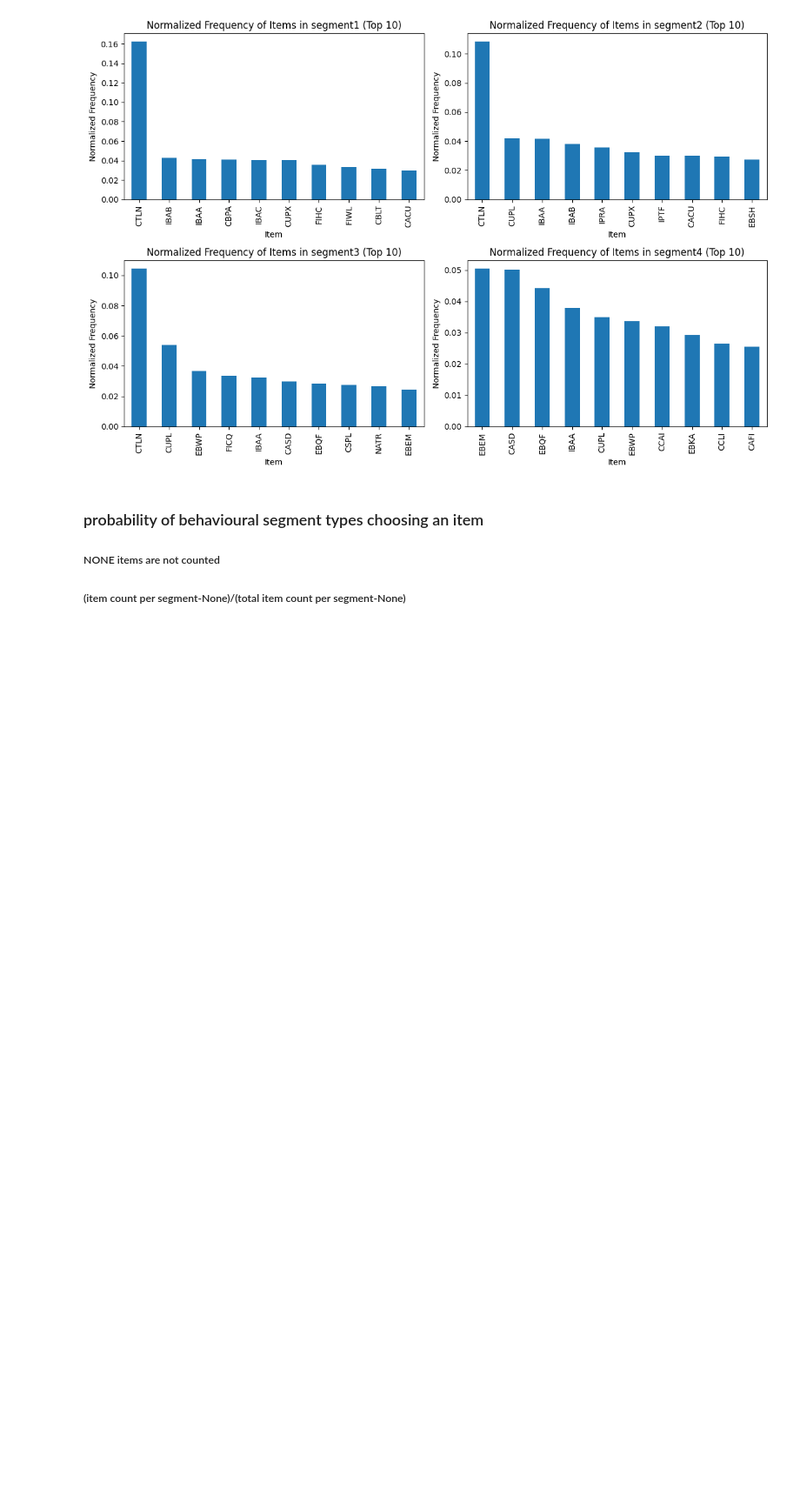
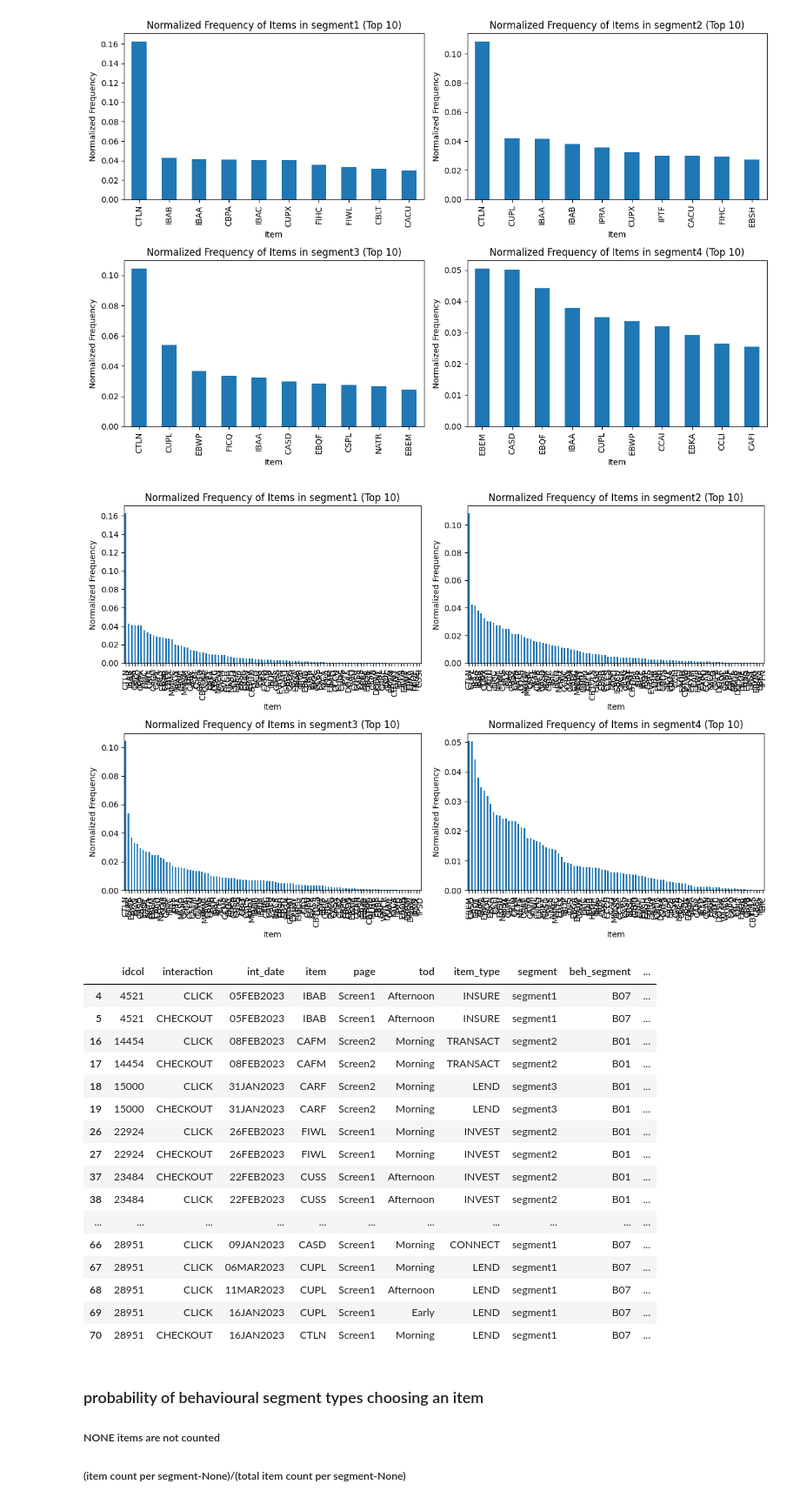
Before and after one commit to lizesteyn/FNBdataquest, a Jupyter notebook: LightFM_eda.ipynb, the cells around one changed output. Shown at 87% size. Cells and saved outputs as stored; diff of their text form; code cells hidden in the pictures; blank space fills up the shorter version.

```diff
--- a/LightFM_eda.ipynb
+++ b/LightFM_eda.ipynb
@@ -66,10 +60,10 @@ fig, axs = plt.subplots(2, 2, figsize=(12, 8))  # 2 rows, 2 columns
 # Iterate over sorted segments and corresponding subplot axes
 for item, ax in zip(sorted_items, axs.flatten()):
     # Filter the data to include only rows where 'segment' is equal to the current segment and remove any NONE items
-    item_tod_data = data[(data['segment'] == item)& (data['item'] != 'NONE')]
+    item_seg_data = data[(data['segment'] == item)& (data['item'] != 'NONE')]
 
     # Calculate the frequency of each 'item_descrip' for the segment
-    item_counts = item_tod_data['item'].value_counts()
+    item_counts = item_seg_data['item'].value_counts()
 
     # Get the top 10 'item_descrip' based on the total frequency
     top_10_item_beh = item_counts.nlargest(10).index
@@ -78,7 +72,7 @@ for item, ax in zip(sorted_items, axs.flatten()):
     top_10_item_counts = item_counts.loc[top_10_item_beh]
 
     # Calculate the total count of all 'item_descrip' entries for the segment
-    total_item_count = item_tod_data['item'].count()
+    total_item_count = item_seg_data['item'].count()
 
     # Normalize the frequency of each 'item_descrip' by the total number of all 'item_descrip' entries for the segment
     normalized_top_10_item_counts = top_10_item_counts.div(total_item_count)
@@ -93,6 +87,80 @@ plt.tight_layout()
 plt.show()
 # %% [output]
 [figure]
+# %%
+#ADD to data
+# Define the number of segments
+
+# Sort unique segment values in ascending order
+sorted_items = sorted(data['segment'].unique())
+# Create a figure and axis objects for subplots
+fig, axs = plt.subplots(2, 2, figsize=(12, 8))  # 2 rows, 2 columns
+
+# Iterate over sorted segments and corresponding subplot axes
+for item, ax in zip(sorted_items, axs.flatten()):
+    # Filter the data to include only rows where 'segment' is equal to the current segment and remove any NONE items
+    item_seg_data = data[(data['segment'] == item)& (data['item'] != 'NONE')]
+
+    # Calculate the frequency of each 'item_descrip' for the segment
+    item_counts = item_seg_data['item'].value_counts()
+
+    # Calculate the total count of all 'item_descrip' entries for the segment
+    total_item_count = item_seg_data['item'].count()
+
+    # Normalize the frequency of each 'item_descrip' by the total number of all 'item_descrip' entries for the segment
+    normalized_item_counts = item_counts.div(total_item_count)
+
+    # Plot the normalized frequency of 'item_descrip' for the top 10 'item_descrip' for the current segment
+    normalized_item_counts.plot(kind='bar', ax=ax)
+    ax.set_xlabel('Item')
+    ax.set_ylabel('Normalized Frequency')
+    ax.set_title(f'Normalized Frequency of Items in {item} (Top 10)')
+
+plt.tight_layout()
+plt.show()
+
+num_segments = 4
+
+
+data = pd.read_csv("./fnb_datav2.csv")
+
+# Remove
+data = data.drop(columns = ["item_descrip"])
+sorted_segs = sorted(data['segment'].unique())
+for seg in sorted_segs:
+
+    item_seg_data = data[(data['segment'] == seg)& (data['item'] != 'NONE')]
+    #display(item_seg_data['item'].unique)
+        # Calculate the frequency of each 'item_descrip' for the segment
+    item_counts = item_seg_data['item'].value_counts()
+        # Calculate the total count of all 'item_descrip' entries for the segment
+    total_item_count = item_seg_data['item'].count()
+        # Normalize the frequency of each 'item_descrip' by the total number of all 'item_descrip' entries for the segment
+    normalized_item_counts = item_counts.div(total_item_count)
+
+
+    # Create a new feature column to store the normalized frequencies for each item
+    data[seg] = data['item'].map(normalized_item_counts)
+display(data[data['item'] != 'NONE'].head(30))
+# %% [output]
+[figure, added]
+|  | idcol | interaction | int_date | item | page | tod | item_type | segment | beh_segment | ... |
+| 4 | 4521 | CLICK | 05FEB2023 | IBAB | Screen1 | Afternoon | INSURE | segment1 | B07 | ... |
+| 5 | 4521 | CHECKOUT | 05FEB2023 | IBAB | Screen1 | Afternoon | INSURE | segment1 | B07 | ... |
+| 16 | 14454 | CLICK | 08FEB2023 | CAFM | Screen2 | Morning | TRANSACT | segment2 | B01 | ... |
+| 17 | 14454 | CHECKOUT | 08FEB2023 | CAFM | Screen2 | Morning | TRANSACT | segment2 | B01 | ... |
+| 18 | 15000 | CLICK | 31JAN2023 | CARF | Screen2 | Morning | LEND | segment3 | B01 | ... |
+| 19 | 15000 | CHECKOUT | 31JAN2023 | CARF | Screen2 | Morning | LEND | segment3 | B01 | ... |
+| 26 | 22924 | CLICK | 26FEB2023 | FIWL | Screen1 | Morning | INVEST | segment2 | B01 | ... |
+| 27 | 22924 | CHECKOUT | 26FEB2023 | FIWL | Screen1 | Morning | INVEST | segment2 | B01 | ... |
+| 37 | 23484 | CHECKOUT | 22FEB2023 | CUSS | Screen1 | Afternoon | INVEST | segment2 | B01 | ... |
+| 38 | 23484 | CLICK | 22FEB2023 | CUSS | Screen1 | Afternoon | INVEST | segment2 | B01 | ... |
+| ... | ... | ... | ... | ... | ... | ... | ... | ... | ... | ... |
+| 66 | 28951 | CLICK | 09JAN2023 | CASD | Screen1 | Morning | CONNECT | segment1 | B07 | ... |
+| 67 | 28951 | CLICK | 06MAR2023 | CUPL | Screen1 | Morning | LEND | segment1 | B07 | ... |
+| 68 | 28951 | CLICK | 11MAR2023 | CUPL | Screen1 | Afternoon | LEND | segment1 | B07 | ... |
+| 69 | 28951 | CLICK | 16JAN2023 | CUPL | Screen1 | Early | LEND | segment1 | B07 | ... |
+| 70 | 28951 | CHECKOUT | 16JAN2023 | CTLN | Screen1 | Morning | LEND | segment1 | B07 | ... |
 # %% [markdown]
 ### probability of behavioural segment types choosing an item
 ##### NONE items are not counted
```
Also changed, not shown: parts of 11 cells of this notebook.
